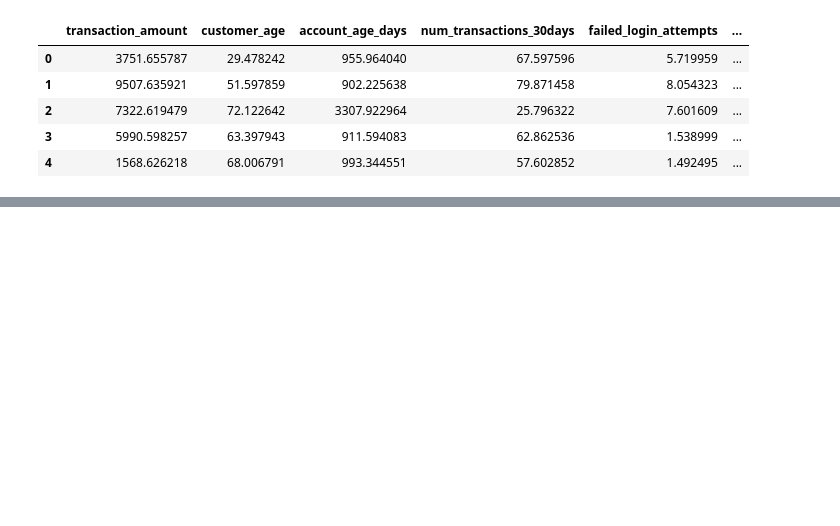
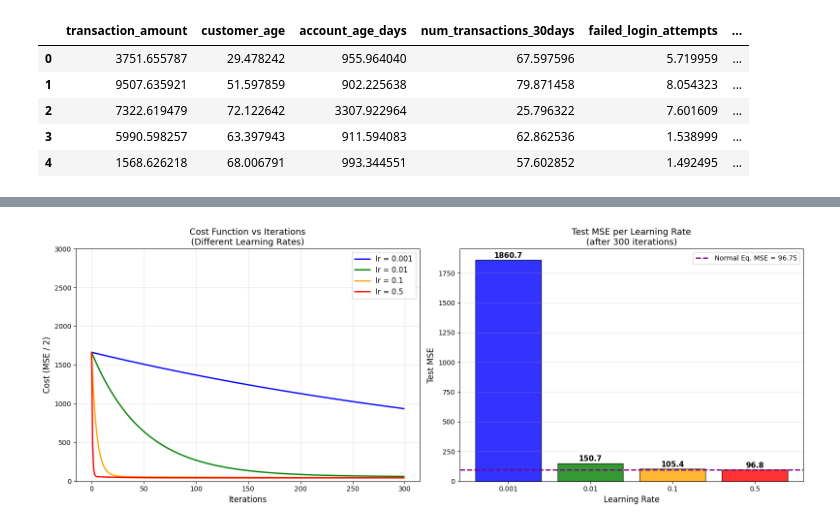
Before and after one commit to jdhova/Data-Science-Basics, a Jupyter notebook: Superviced/Multiple Linear Regression/MLR2.ipynb, the cells around one changed output, grey strips where cells are left out. Saved outputs shown, nothing was run; the diff lists cells and outputs as text; code cells hidden in the pictures; blank space fills up the shorter version.

```diff
--- a/Superviced/Multiple Linear Regression/MLR2.ipynb
+++ b/Superviced/Multiple Linear Regression/MLR2.ipynb
@@ -14,0 +426,94 @@ df2.head()
+# %%
+# MSE, Cost Function and Learning Rate visualization for Linear Regression
+
+# --- 1. MSE (already computed, but shown clearly) ---
+mse = np.mean((y_test_lr - y_pred_lr) ** 2)
+rmse = np.sqrt(mse)
+mae = np.mean(np.abs(y_test_lr - y_pred_lr))
+ss_res = np.sum((y_test_lr - y_pred_lr) ** 2)
+ss_tot = np.sum((y_test_lr - y_test_lr.mean()) ** 2)
+r2 = 1 - ss_res / ss_tot
+
+print("=" * 45)
+print("         MODEL EVALUATION METRICS")
+print("=" * 45)
+print(f"  MSE  (Mean Squared Error)  : {mse:.4f}")
+print(f"  RMSE (Root MSE)            : {rmse:.4f}")
+print(f"  MAE  (Mean Absolute Error) : {mae:.4f}")
+print(f"  R²   (R-Squared)           : {r2:.4f}")
+print("=" * 45)
+
+# --- 2. Gradient Descent to show Cost Function (MSE) over iterations ---
+# Use only numeric features for clarity
+X_gd = X_train_lr.copy()
+y_gd = y_train_lr.copy()
+
+# Normalize X for gradient descent stability
+X_mean = X_gd.mean(axis=0)
+X_std  = X_gd.std(axis=0) + 1e-8
+X_gd_norm = (X_gd - X_mean) / X_std
+X_gd_norm = np.hstack([X_gd_norm, np.ones((X_gd_norm.shape[0], 1))])  # add bias
+
+X_test_gd_norm = (X_test_lr - X_mean) / X_std
+X_test_gd_norm = np.hstack([X_test_gd_norm, np.ones((X_test_gd_norm.shape[0], 1))])
+
+def gradient_descent(X, y, lr, n_iters=300):
+    w = np.zeros(X.shape[1])
+    m = len(y)
+    cost_history = []
+    for _ in range(n_iters):
+        y_hat = X @ w
+        error = y_hat - y
+        cost = (1 / (2 * m)) * np.sum(error ** 2)
+        cost_history.append(cost)
+        grad = (1 / m) * (X.T @ error)
+        w -= lr * grad
+    return w, cost_history
+
+learning_rates = [0.001, 0.01, 0.1, 0.5]
+n_iters = 300
+colors = ['blue', 'green', 'orange', 'red']
+
+fig, axes = plt.subplots(1, 2, figsize=(16, 6))
+
+# Plot 1: Cost Function (MSE) over iterations for different learning rates
+for lr, color in zip(learning_rates, colors):
+    _, cost_history = gradient_descent(X_gd_norm, y_gd, lr=lr, n_iters=n_iters)
+    axes[0].plot(cost_history, label=f'lr = {lr}', color=color, linewidth=2)
+
+axes[0].set_xlabel('Iterations', fontsize=12)
+axes[0].set_ylabel('Cost (MSE / 2)', fontsize=12)
+axes[0].set_title('Cost Function vs Iterations\n(Different Learning Rates)', fontsize=13)
+axes[0].legend(fontsize=11)
+axes[0].grid(True, alpha=0.3)
+axes[0].set_ylim(0, 3000)
+
+# Plot 2: Final MSE per learning rate on test set
+test_mse_per_lr = []
+for lr in learning_rates:
+    w_gd, _ = gradient_descent(X_gd_norm, y_gd, lr=lr, n_iters=n_iters)
+    y_pred_gd = X_test_gd_norm @ w_gd
+    test_mse_per_lr.append(np.mean((y_test_lr - y_pred_gd) ** 2))
+
+bars = axes[1].bar([str(lr) for lr in learning_rates], test_mse_per_lr, color=colors, edgecolor='black', alpha=0.8)
+axes[1].set_xlabel('Learning Rate', fontsize=12)
+axes[1].set_ylabel('Test MSE', fontsize=12)
+axes[1].set_title(f'Test MSE per Learning Rate\n(after {n_iters} iterations)', fontsize=13)
+axes[1].grid(True, alpha=0.3, axis='y')
+
+for bar, val in zip(bars, test_mse_per_lr):
+    axes[1].text(bar.get_x() + bar.get_width() / 2, bar.get_height() + 5,
+                 f'{val:.1f}', ha='center', va='bottom', fontsize=11, fontweight='bold')
+
+# Add Normal Equation MSE as reference line
+axes[1].axhline(y=mse, color='purple', linestyle='--', linewidth=2, label=f'Normal Eq. MSE = {mse:.2f}')
+axes[1].legend(fontsize=10)
+
+plt.tight_layout()
+plt.show()
+
+print(f"\nNormal Equation MSE (optimal): {mse:.4f}")
+print("\nGradient Descent Test MSE per Learning Rate:")
+for lr, m in zip(learning_rates, test_mse_per_lr):
+    print(f"  lr = {lr:<6} -> MSE = {m:.4f}")
+# %% [output]
@@ -14,0 +528 @@ df2.head()
+[figure, added]
```
Also changed, not shown: parts of 32 cells of this notebook.
